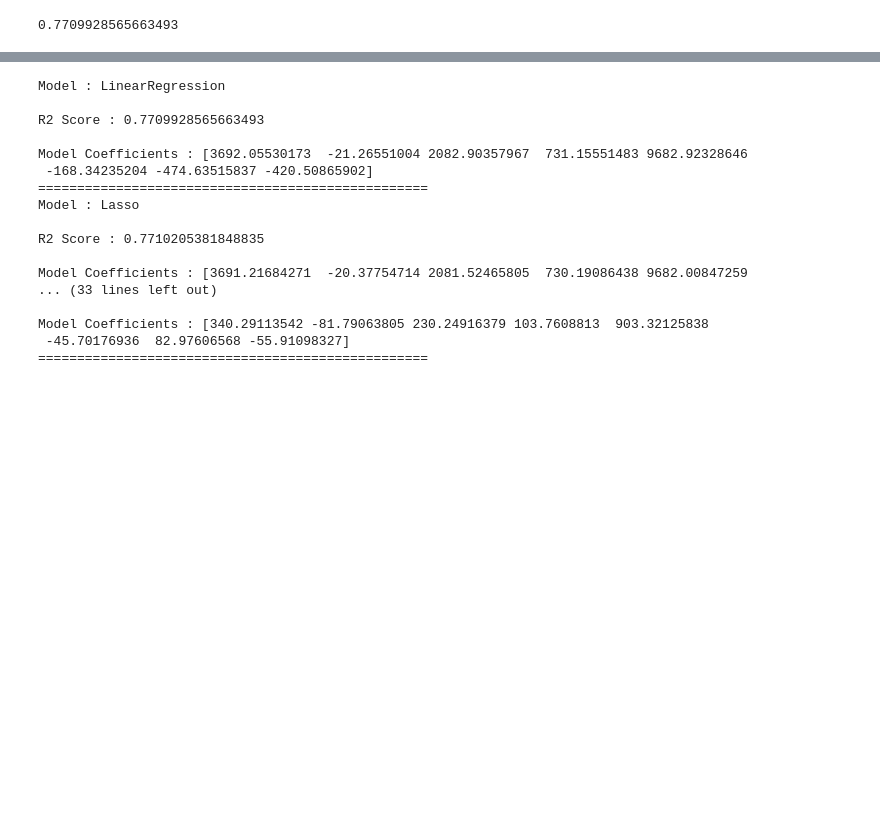
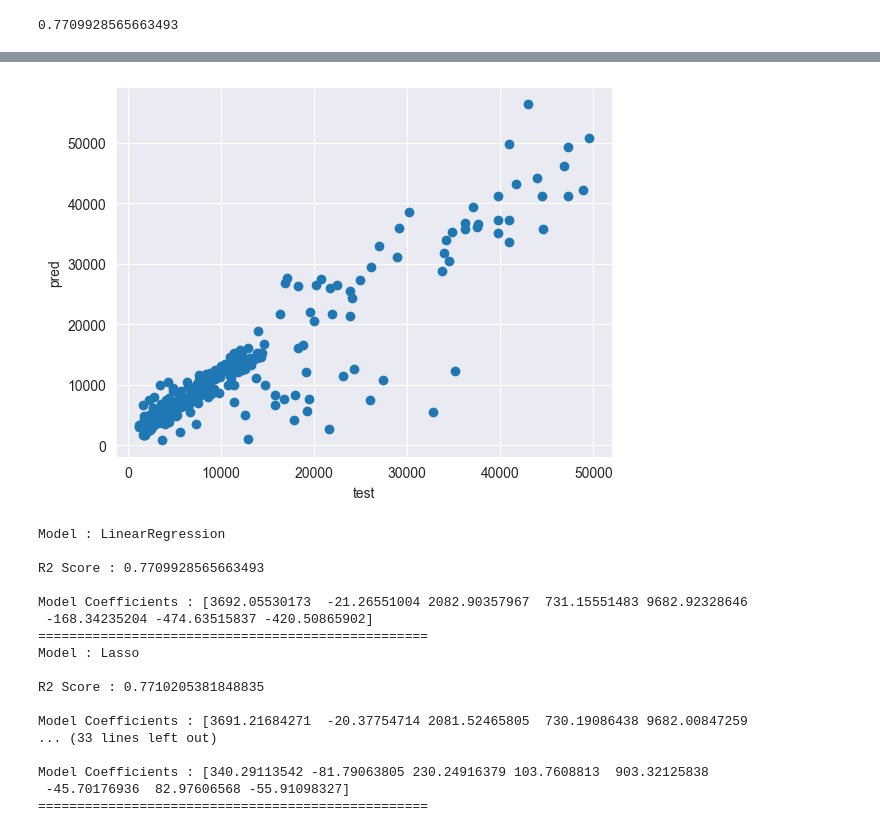
Before and after one commit to eyyupkln/ML-Mini-Projects, a Jupyter notebook: InsuranceCost/InsuranceCost.ipynb, the cells around one changed output, grey strips where cells are left out. Saved outputs shown, nothing was run; the diff lists cells and outputs as text; code cells hidden in the pictures; blank space fills up the shorter version.

```diff
--- a/InsuranceCost/InsuranceCost.ipynb
+++ b/InsuranceCost/InsuranceCost.ipynb
@@ -156,3 +161,10 @@ r2_score(y_test,y_pred)
+# %%
+plt.scatter(x=y_test,y=y_pred)
+plt.xlabel("test")
+plt.ylabel("pred")
+plt.show()
+# %% [output]
+[figure, added]
 # %%
 Lasso, LassoCV = Lasso(), LassoCV()
 Ridge, RidgeCV = Ridge(), RidgeCV()
```
Also changed, not shown: parts of 1 cell of this notebook.
